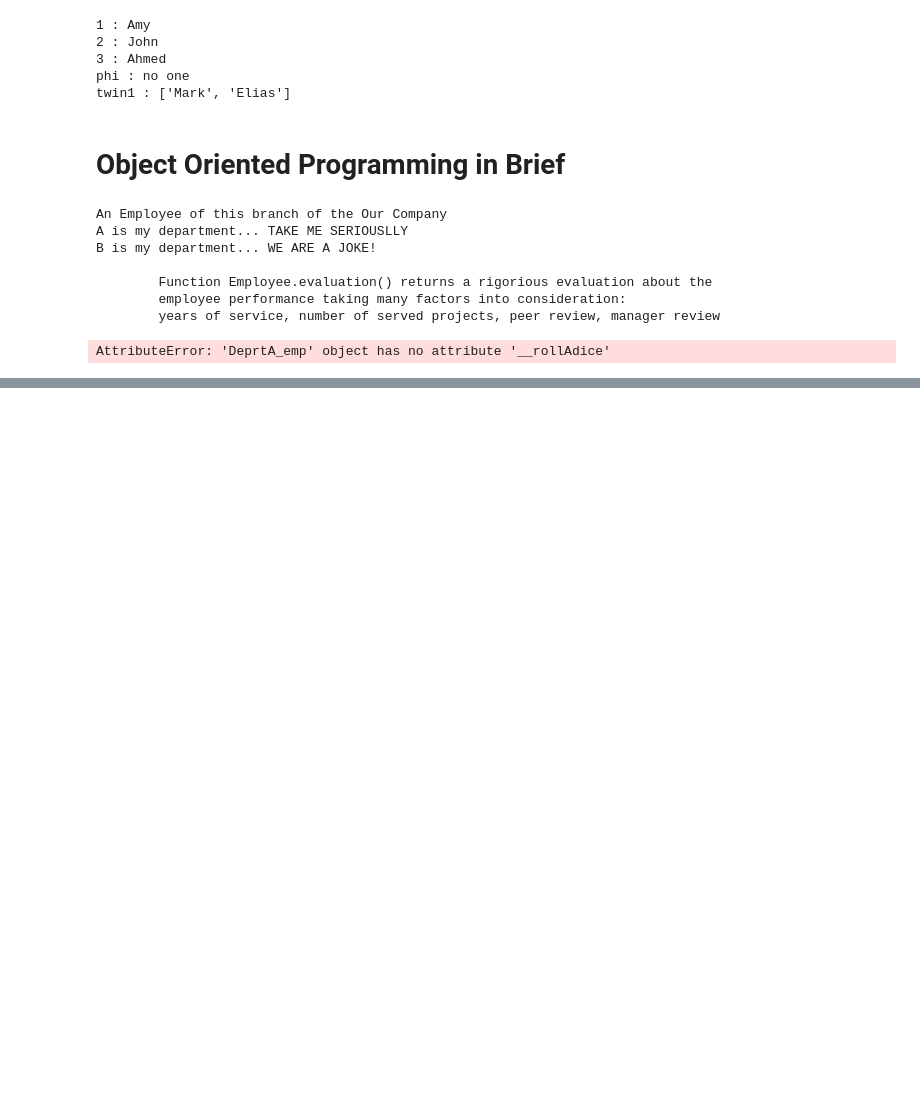
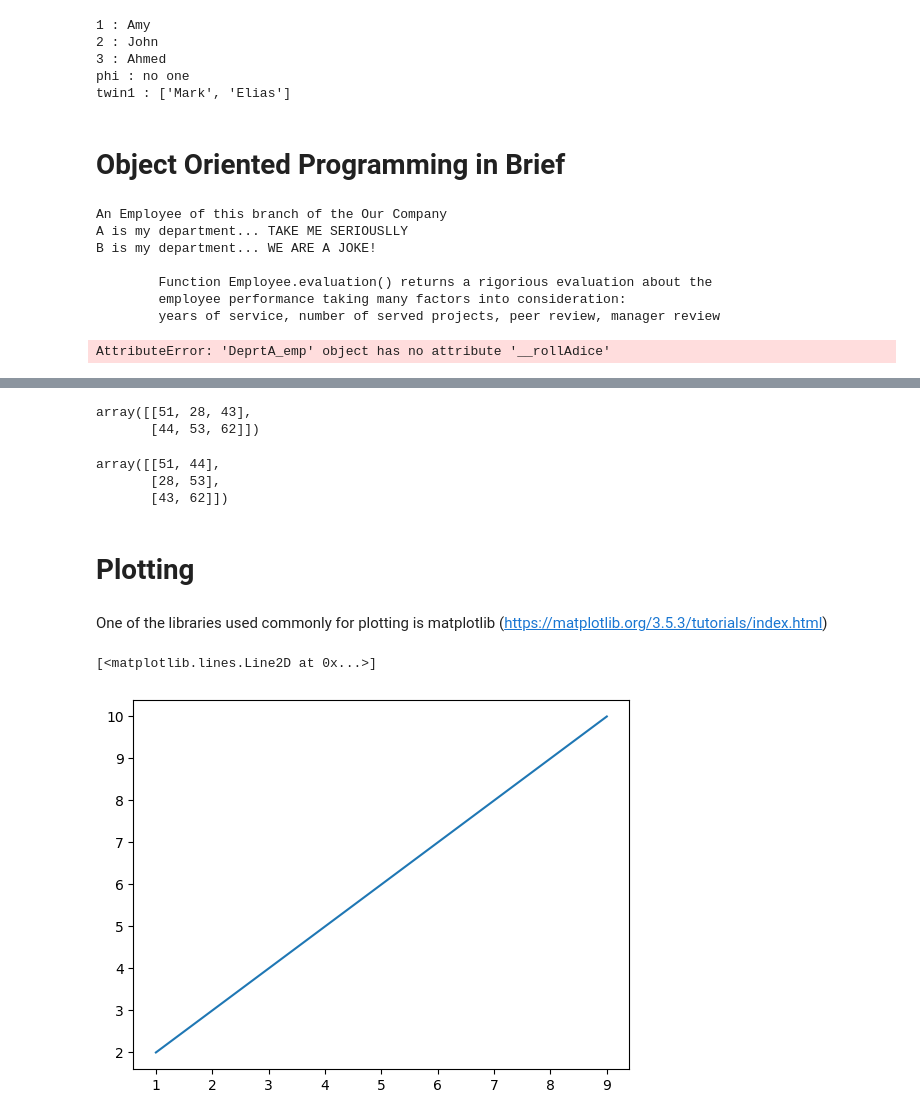
Before and after one commit to a-elsaid/ise_221, a Jupyter notebook: 001-oop_inbrief.ipynb, the cells around one changed output, grey strips where cells are left out. Cells and saved outputs as stored; diff of their text form; code cells hidden in the pictures; blank space fills up the shorter version.

Commit message:
added soem np and some plot examples

```diff
--- a/001-oop_inbrief.ipynb
+++ b/001-oop_inbrief.ipynb
@@ -441,0 +585,17 @@ AttributeError: 'DeprtA_emp' object has no attribute '__rollAdice'
+# %%
+arr = np.array([[51, 28, 43], [44, 53, 62]]) # create an array matrix
+arr
+# %% [output]
+array([[51, 28, 43],
+       [44, 53, 62]])
+# %%
+transposed_arr = arr.T # take tranposition
+transposed_arr
+# %% [output]
+array([[51, 44],
+       [28, 53],
+       [43, 62]])
+# %% [markdown]
+# Plotting
+# %% [markdown]
+One of the libraries used commonly for plotting is matplotlib (https://matplotlib.org/3.5.3/tutorials/index.html)
@@ -441,0 +605,10 @@ AttributeError: 'DeprtA_emp' object has no attribute '__rollAdice'
+# %%
+# Let's create data for plotting
+
+x = [1, 3, 5, 7, 9]
+y = [2, 4, 6, 8, 10]
+
+plt.plot(x, y) # create plot using matplotlib
+# %% [output]
+[<matplotlib.lines.Line2D at 0x...>]
+[figure, added]
```
Also changed, not shown: parts of 45 cells of this notebook.
